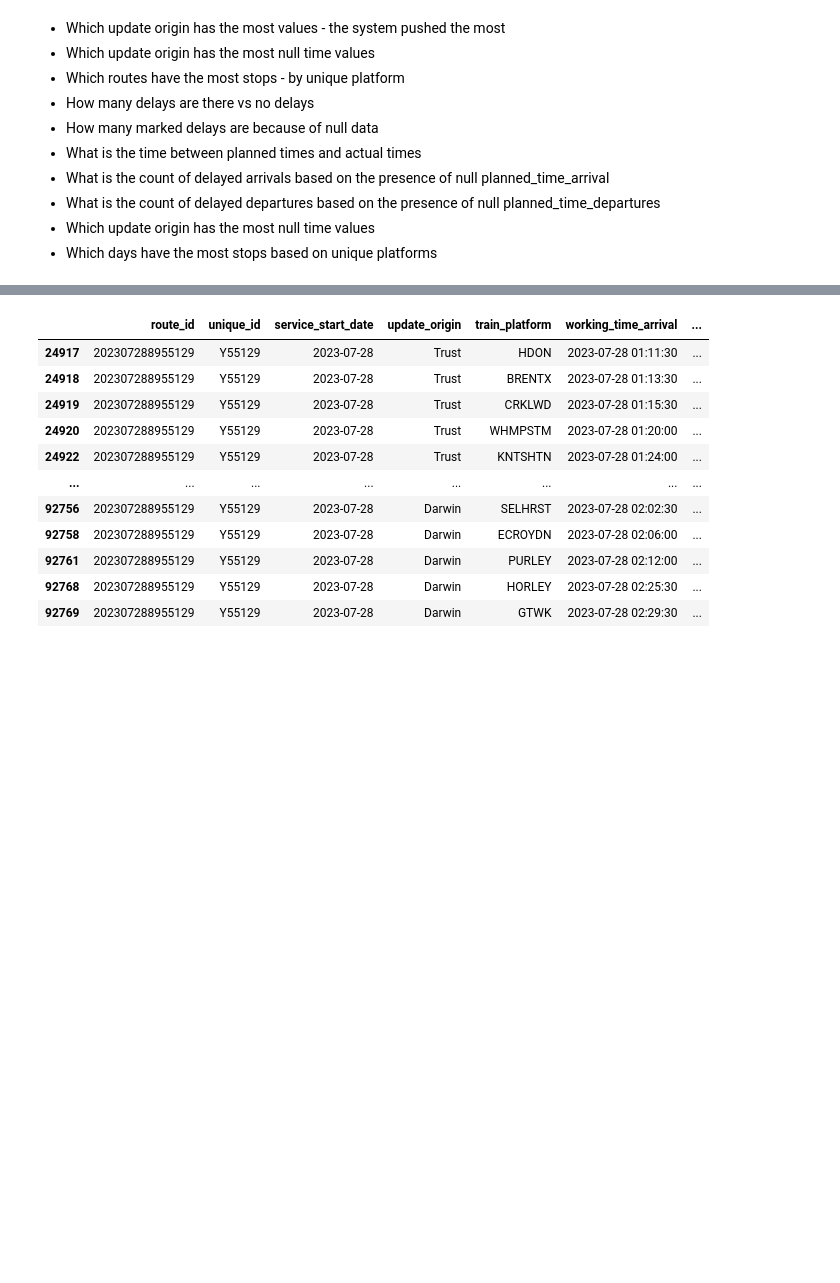
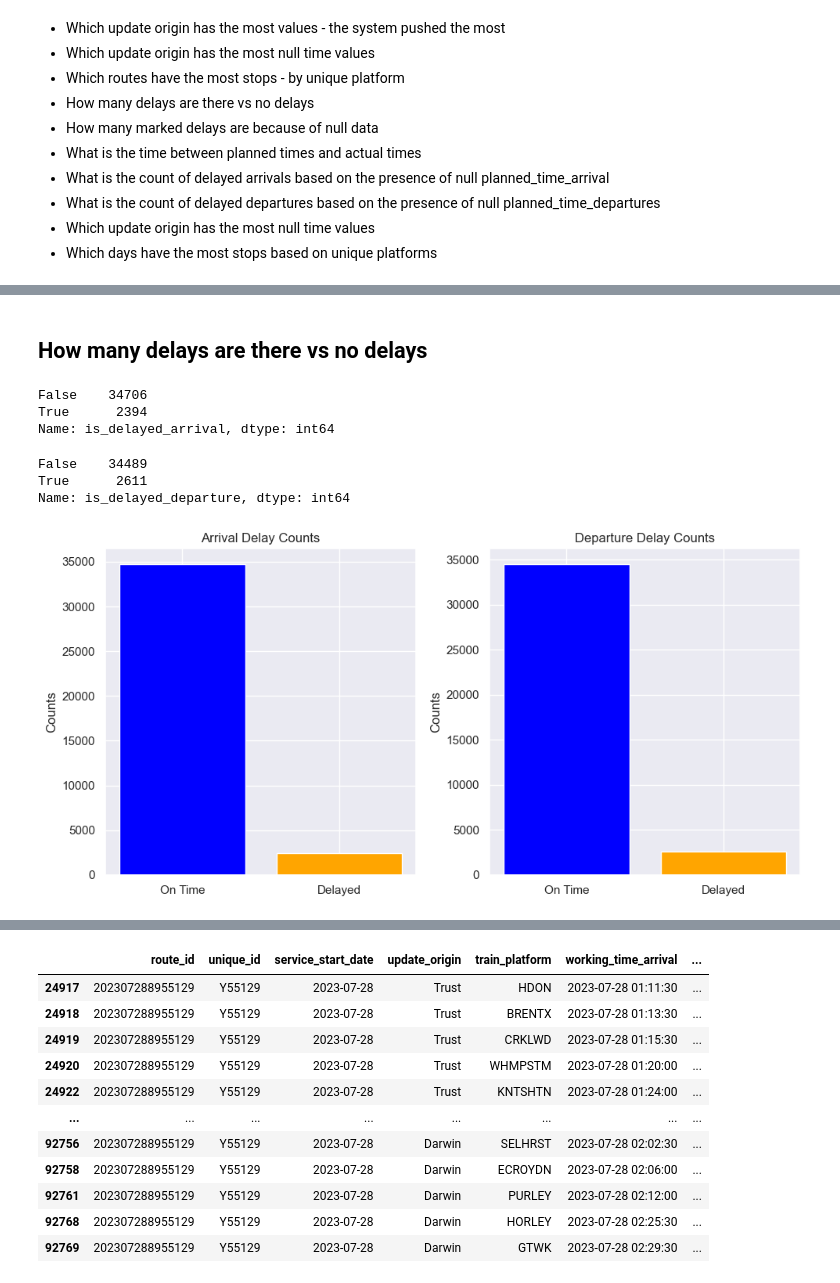
Before and after one commit to nirmalaJ21/https-github.com-nirmalaJ21-FinalProjectRailData, a Jupyter notebook: EDA Notebooks/New EDA.ipynb, the cells around one changed output, grey strips where cells are left out. Drawn from its saved outputs; the diff is of its cells as text; code cells hidden in the pictures; blank space fills up the shorter version.

```diff
--- a/EDA Notebooks/New EDA.ipynb
+++ b/EDA Notebooks/New EDA.ipynb
@@ -83,0 +171,46 @@ df
+# %% [markdown]
+## How many delays are there vs no delays
+# %%
+delayed_counts = df['is_delayed_arrival'].value_counts()
+print(delayed_counts)
+# %% [output]
+False    34706
+True      2394
+Name: is_delayed_arrival, dtype: int64
+# %%
+delayed_counts2 = df['is_delayed_departure'].value_counts()
+delayed_counts2
+# %% [output]
+False    34489
+True      2611
+Name: is_delayed_departure, dtype: int64
+# %%
+
+
+# Assuming you have already calculated delayed_counts and delayed_counts2
+
+# Data
+labels = ['On Time', 'Delayed']
+counts_arrival = delayed_counts[0], delayed_counts[1]
+counts_departure = delayed_counts2[0], delayed_counts2[1]
+
+# Create subplots
+fig, (ax1, ax2) = plt.subplots(1, 2, figsize=(10, 5))
+
+# Bar chart for arrival delays
+ax1.bar(labels, counts_arrival, color=['blue', 'orange'])
+ax1.set_title('Arrival Delay Counts')
+ax1.set_ylabel('Counts')
+
+# Bar chart for departure delays
+ax2.bar(labels, counts_departure, color=['blue', 'orange'])
+ax2.set_title('Departure Delay Counts')
+ax2.set_ylabel('Counts')
+
+# Adjust layout
+plt.tight_layout()
+
+# Show the plot
+plt.show()
+# %% [output]
+[figure, added]
```
Also changed, not shown: parts of 24 cells of this notebook.
